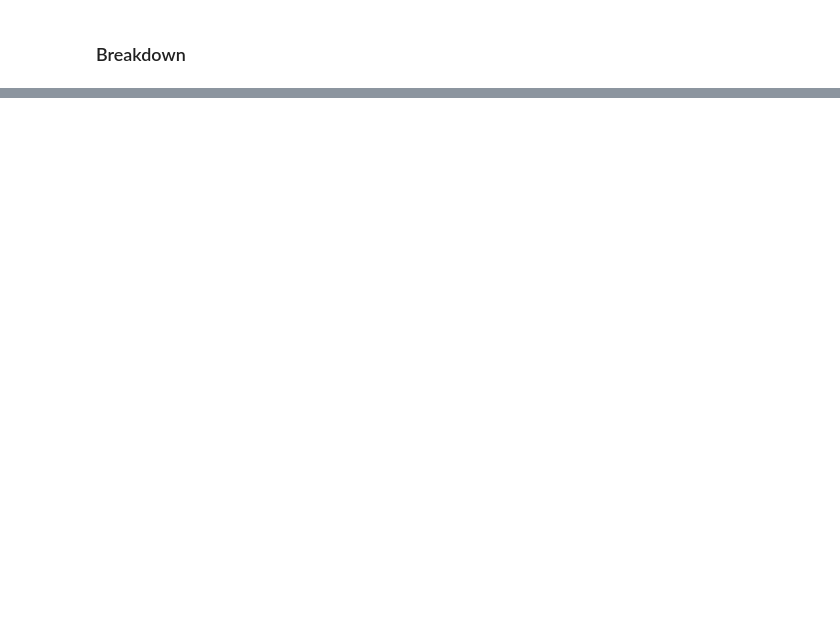
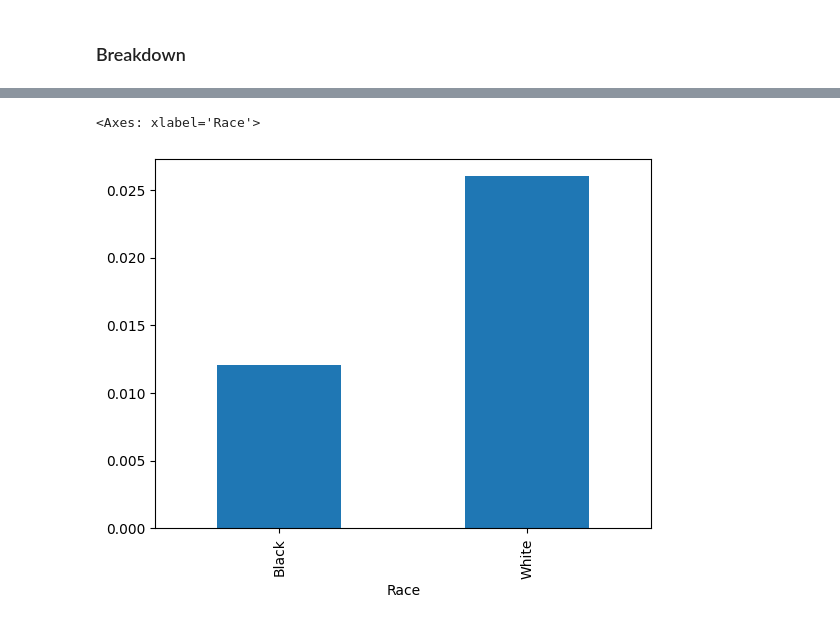
Before and after one commit to jonathanlo411/dsc180a, a Jupyter notebook: notebooks/bing_pilot.ipynb, the cells around one changed output, grey strips where cells are left out. Drawn from its saved outputs; the diff is of its cells as text; code cells hidden in the pictures; blank space fills up the shorter version.

```diff
--- a/notebooks/bing_pilot.ipynb
+++ b/notebooks/bing_pilot.ipynb
@@ -144,0 +147,7 @@ display(df.groupby(['Race', 'Sex'])['Criminal Ad'].count().to_frame())
+# %%
+# Finding only criminal ads
+crime_df = df[df['Criminal Ad']]
+crime_r = crime_df.groupby(['Race'])['Criminal Ad'].count()
+crime_rs = crime_df.groupby(['Race', 'Sex'])['Criminal Ad'].count()
+display(crime_r.to_frame())
+display(crime_rs.to_frame())
@@ -144,0 +180,5 @@ display(df.groupby(['Race', 'Sex'])['Criminal Ad'].count().to_frame())
+# %%
+(crime_r/counts_r).plot(kind='bar')
+# %% [output]
+<Axes: xlabel='Race'>
+[figure, added]
```
Also changed, not shown: parts of 5 cells of this notebook.
